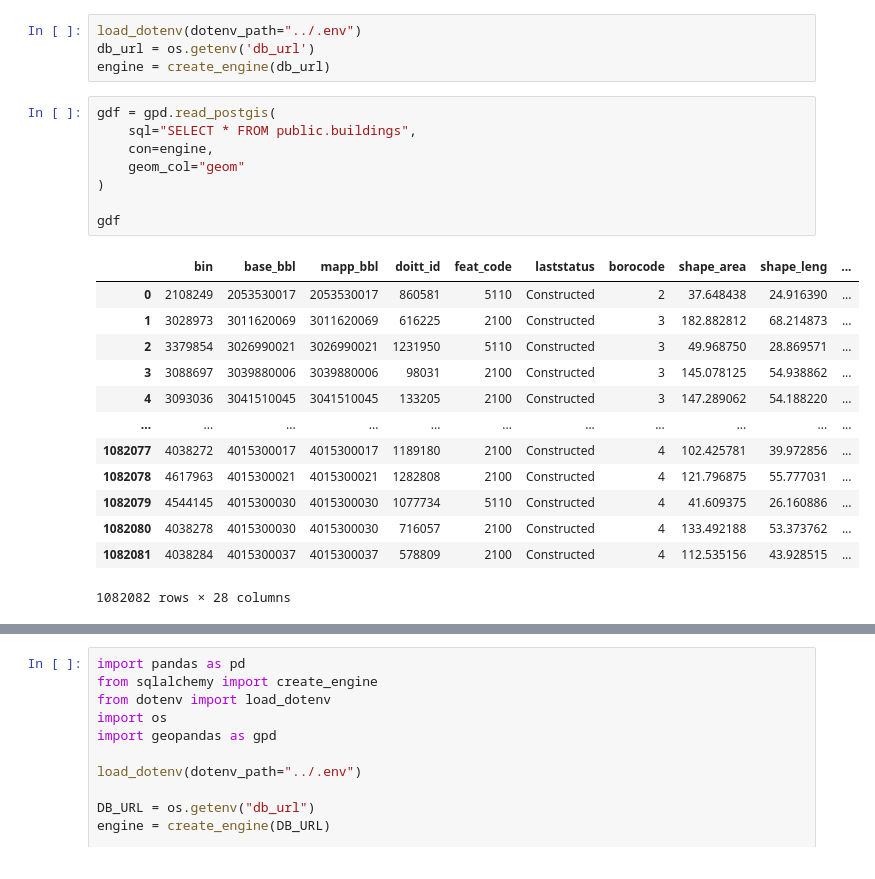
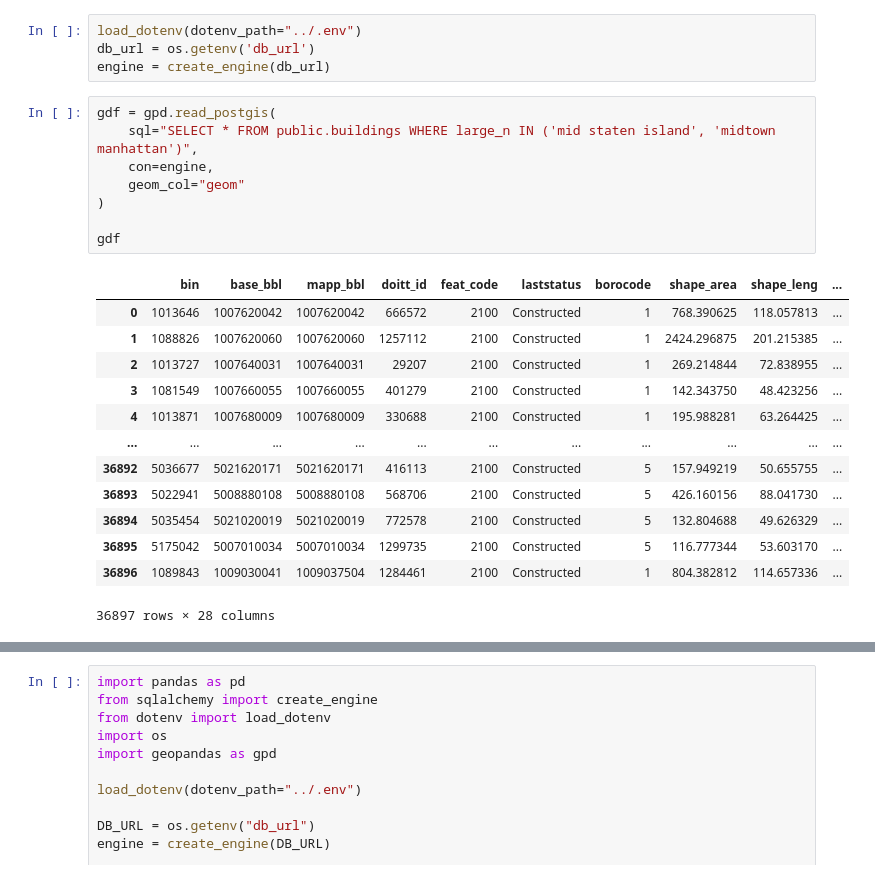
Before and after one commit to daegeun-kim/GeoEstateChat, a Jupyter notebook: notebooks/tests.ipynb, the cells around one changed output, grey strips where cells are left out. Drawn from its saved outputs; the diff is of its cells as text.

```diff
--- a/notebooks/tests.ipynb
+++ b/notebooks/tests.ipynb
@@ -77,24 +77,24 @@ db_url = os.getenv('db_url')
 engine = create_engine(db_url)
 # %%
 gdf = gpd.read_postgis(
-    sql="SELECT * FROM public.buildings",
+    sql="SELECT * FROM public.buildings WHERE large_n IN ('mid staten island', 'midtown manhattan')",
     con=engine,
     geom_col="geom"
 )
 
 gdf
 # %% [output]
 |  | bin | base_bbl | mapp_bbl | doitt_id | feat_code | laststatus | borocode | shape_area | shape_leng | ... |
-| 0 | 2108249 | 2053530017 | 2053530017 | 860581 | 5110 | Constructed | 2 | 37.648438 | 24.916390 | ... |
-| 1 | 3028973 | 3011620069 | 3011620069 | 616225 | 2100 | Constructed | 3 | 182.882812 | 68.214873 | ... |
-| 2 | 3379854 | 3026990021 | 3026990021 | 1231950 | 5110 | Constructed | 3 | 49.968750 | 28.869571 | ... |
-| 3 | 3088697 | 3039880006 | 3039880006 | 98031 | 2100 | Constructed | 3 | 145.078125 | 54.938862 | ... |
-| 4 | 3093036 | 3041510045 | 3041510045 | 133205 | 2100 | Constructed | 3 | 147.289062 | 54.188220 | ... |
+| 0 | 1013646 | 1007620042 | 1007620042 | 666572 | 2100 | Constructed | 1 | 768.390625 | 118.057813 | ... |
+| 1 | 1088826 | 1007620060 | 1007620060 | 1257112 | 2100 | Constructed | 1 | 2424.296875 | 201.215385 | ... |
+| 2 | 1013727 | 1007640031 | 1007640031 | 29207 | 2100 | Constructed | 1 | 269.214844 | 72.838955 | ... |
+| 3 | 1081549 | 1007660055 | 1007660055 | 401279 | 2100 | Constructed | 1 | 142.343750 | 48.423256 | ... |
+| 4 | 1013871 | 1007680009 | 1007680009 | 330688 | 2100 | Constructed | 1 | 195.988281 | 63.264425 | ... |
 | ... | ... | ... | ... | ... | ... | ... | ... | ... | ... | ... |
-| 1082077 | 4038272 | 4015300017 | 4015300017 | 1189180 | 2100 | Constructed | 4 | 102.425781 | 39.972856 | ... |
-| 1082078 | 4617963 | 4015300021 | 4015300021 | 1282808 | 2100 | Constructed | 4 | 121.796875 | 55.777031 | ... |
-| 1082079 | 4544145 | 4015300030 | 4015300030 | 1077734 | 5110 | Constructed | 4 | 41.609375 | 26.160886 | ... |
-| 1082080 | 4038278 | 4015300030 | 4015300030 | 716057 | 2100 | Constructed | 4 | 133.492188 | 53.373762 | ... |
-| 1082081 | 4038284 | 4015300037 | 4015300037 | 578809 | 2100 | Constructed | 4 | 112.535156 | 43.928515 | ... |
+| 36892 | 5036677 | 5021620171 | 5021620171 | 416113 | 2100 | Constructed | 5 | 157.949219 | 50.655755 | ... |
+| 36893 | 5022941 | 5008880108 | 5008880108 | 568706 | 2100 | Constructed | 5 | 426.160156 | 88.041730 | ... |
+| 36894 | 5035454 | 5021020019 | 5021020019 | 772578 | 2100 | Constructed | 5 | 132.804688 | 49.626329 | ... |
+| 36895 | 5175042 | 5007010034 | 5007010034 | 1299735 | 2100 | Constructed | 5 | 116.777344 | 53.603170 | ... |
+| 36896 | 1089843 | 1009030041 | 1009037504 | 1284461 | 2100 | Constructed | 1 | 804.382812 | 114.657336 | ... |
-1082082 rows × 28 columns
+36897 rows × 28 columns
 # %%
```
Also changed, not shown: parts of 2 cells of this notebook, 3 other files.
